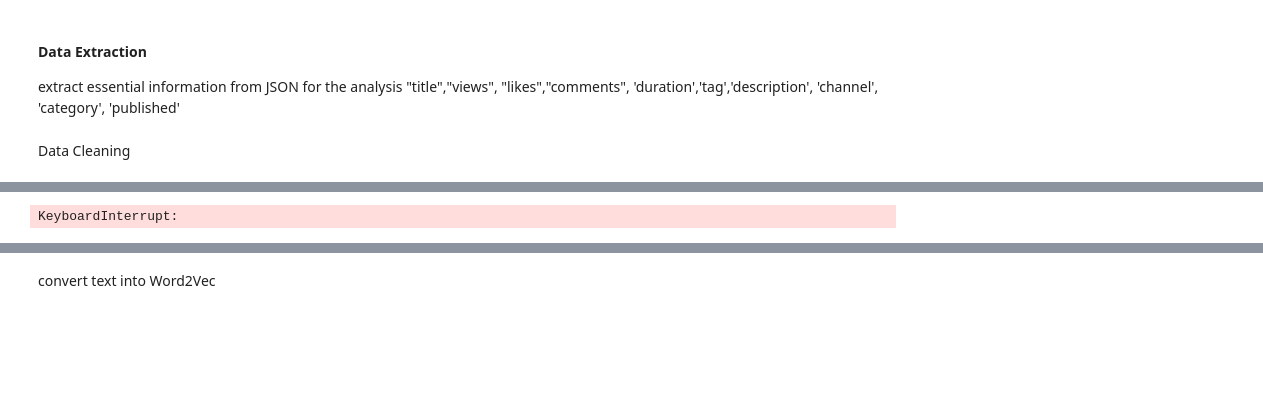
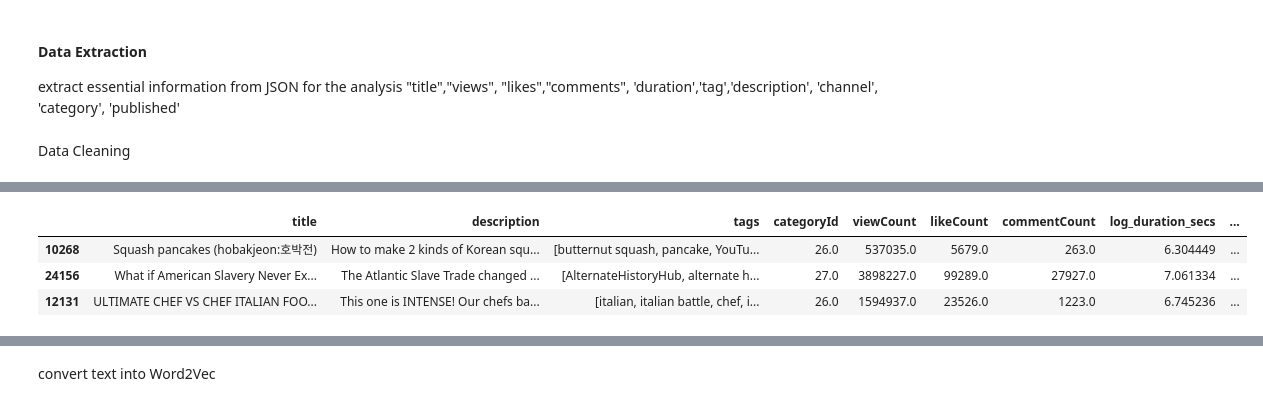
Before and after one commit to ajinkyabhanudas/SIADS696, a Jupyter notebook: EDA_Poom.ipynb, the cells around one changed output, grey strips where cells are left out. Drawn from its saved outputs; the diff is of its cells as text; code cells hidden in the pictures; blank space fills up the shorter version.

```diff
--- a/EDA_Poom.ipynb
+++ b/EDA_Poom.ipynb
@@ -193,9 +192,9 @@ def text_prep(val):
 def create_dataset(df, featureset, primary=True):
 
   if primary:
-    df["publishedAt"] = pd.to_datetime(df.publishedAt)
-    df['publishedDayNum'] = df.publishedAt.apply(lambda x: x.timetuple().tm_yday)
-    df['publishedDayDelta'] = abs(df['publishedDayNum']-datetime.now().timetuple().tm_yday)
+    df["publishedAt"] = pd.to_datetime(df.publishedAt, format='%Y-%m-%d')
+    # df['publishedDayNum'] = df.publishedAt.apply(lambda x: x.timetuple().tm_yday)
+    df['publishedDayDelta'] = (datetime.now(timezone.utc) - df['publishedAt']).apply(lambda x: x.days)
     df["categoryId"] = df.categoryId.astype(float)
     df["viewCount"] = df.viewCount.astype(float)
     df["likeCount"] = df.likeCount.astype(float)
@@ -203,10 +202,10 @@ def create_dataset(df, featureset, primary=True):
     df["commentCount"] = df.commentCount.astype(float)
     df['duration_secs'] = df.duration.apply(lambda x: duration_2_secs(x))
     df['topicCategories'] = df.topicCategories.apply(lambda x: topic_extract(x))
-    df['tags'] = df.tags.apply(lambda x: topic_extract(x))
+    # df['tags'] = df.tags.apply(lambda x: topic_extract(x))
     df['channelTitle'] = df.channelTitle.str.lower()
-    df['description'] = df.description.apply(lambda x: text_prep(x))
-    df['title'] = df.title.apply(lambda x: text_prep(x))
+    # df['description'] = df.description.apply(lambda x: text_prep(x))
+    # df['title'] = df.title.apply(lambda x: text_prep(x))
     df['log_duration_secs'] = np.log(df.duration_secs+1)
 
   else:
@@ -217,12 +216,9 @@ def create_dataset(df, featureset, primary=True):
 
   return df[featureset]
 # %%
-features = ['title', 'description', 'channelTitle',
+features = ['title', 'description', 'tags',
  'categoryId', 'viewCount', 'likeCount',
- 'commentCount', 'duration_secs', 'log_duration_secs',
- 'definition', 'topicCategories', 'publishedDayNum',
- 'publishedDayDelta']
+ 'commentCount', 'log_duration_secs',
+  'topicCategories', 'publishedDayDelta']
 
-preproc1_df = create_dataset(raw_df, features)
+prep_df = create_dataset(raw_df, features)
-# %% [output]
-KeyboardInterrupt:
@@ -230,0 +225,7 @@ preproc1_df.sample(5)
+# %%
+prep_df.sample(3)
+# %% [output]
+|  | title | description | tags | categoryId | viewCount | likeCount | commentCount | log_duration_secs | ... |
+| 10268 | Squash pancakes (hobakjeon:호박전) | How to make 2 kinds of Korean squ... | [butternut squash, pancake, YouTu... | 26.0 | 537035.0 | 5679.0 | 263.0 | 6.304449 | ... |
+| 24156 | What if American Slavery Never Ex... | The Atlantic Slave Trade changed ... | [AlternateHistoryHub, alternate h... | 27.0 | 3898227.0 | 99289.0 | 27927.0 | 7.061334 | ... |
+| 12131 | ULTIMATE CHEF VS CHEF ITALIAN FOO... | This one is INTENSE! Our chefs ba... | [italian, italian battle, chef, i... | 26.0 | 1594937.0 | 23526.0 | 1223.0 | 6.745236 | ... |
```
Also changed, not shown: parts of 20 cells of this notebook.
